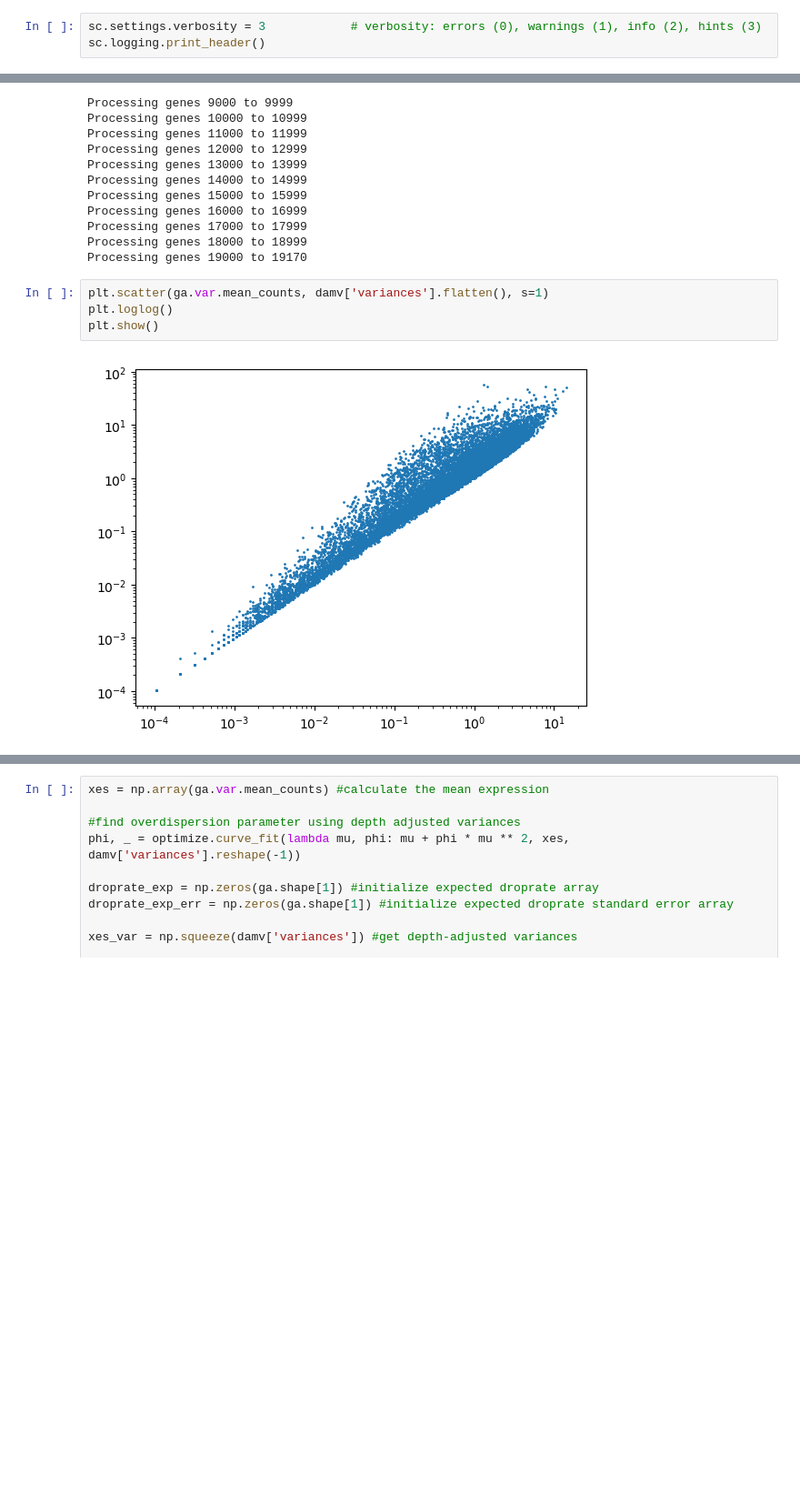
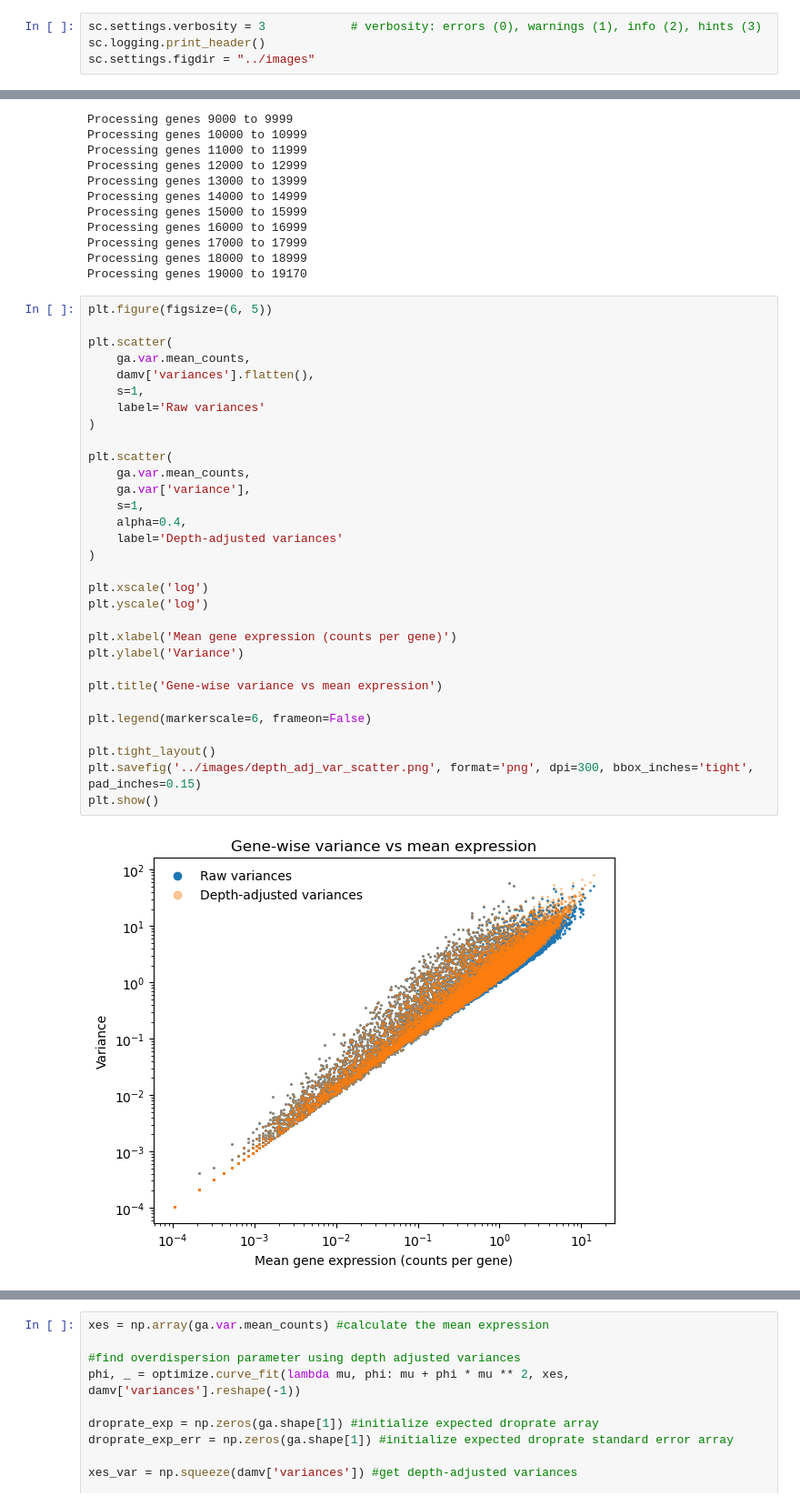
Before and after one commit to dfdeascanis/atac_seq_test, a Jupyter notebook: atac_seq_logistic_regression.ipynb, the cells around one changed output, grey strips where cells are left out. Shown at 91% size. Saved outputs shown, nothing was run; the diff lists cells and outputs as text; blank space fills up the shorter version.

```diff
--- a/atac_seq_logistic_regression.ipynb
+++ b/atac_seq_logistic_regression.ipynb
@@ -48,6 +48,7 @@ from vst import vst,gmean_sparse #import a variance stabilization transformation
 # %%
 sc.settings.verbosity = 3            # verbosity: errors (0), warnings (1), info (2), hints (3)
 sc.logging.print_header()
+sc.settings.figdir = "../images"
 # %% [output]
 scanpy==1.10.2 anndata==0.10.8 umap==0.5.9.post2 numpy==1.24.3 scipy==1.14.1 pandas==1.5.3 scikit-learn==1.7.2 statsmodels==0.14.5 igraph==1.0.0 leidenalg==0.11.0 pynndescent==0.5.13
 # %%
@@ -298,9 +301,36 @@ Processing genes 17000 to 17999
 Processing genes 18000 to 18999
 Processing genes 19000 to 19170
 # %%
-plt.scatter(ga.var.mean_counts, damv['variances'].flatten(), s=1)
-plt.loglog()
+plt.figure(figsize=(6, 5))
+
+plt.scatter(
+    ga.var.mean_counts,
+    damv['variances'].flatten(),
+    s=1,
+    label='Raw variances'
+)
+
+plt.scatter(
+    ga.var.mean_counts,
+    ga.var['variance'],
+    s=1,
+    alpha=0.4,
+    label='Depth-adjusted variances'
+)
+
+plt.xscale('log')
+plt.yscale('log')
+
+plt.xlabel('Mean gene expression (counts per gene)')
+plt.ylabel('Variance')
+
+plt.title('Gene-wise variance vs mean expression')
+
+plt.legend(markerscale=6, frameon=False)
+
+plt.tight_layout()
+plt.savefig('../images/depth_adj_var_scatter.png', format='png', dpi=300, bbox_inches='tight', pad_inches=0.15)
 plt.show()
 # %% [output]
-[figure, old version]
+[figure, new version]
 # %% [markdown]
```
Also changed, not shown: parts of 7 cells of this notebook.
